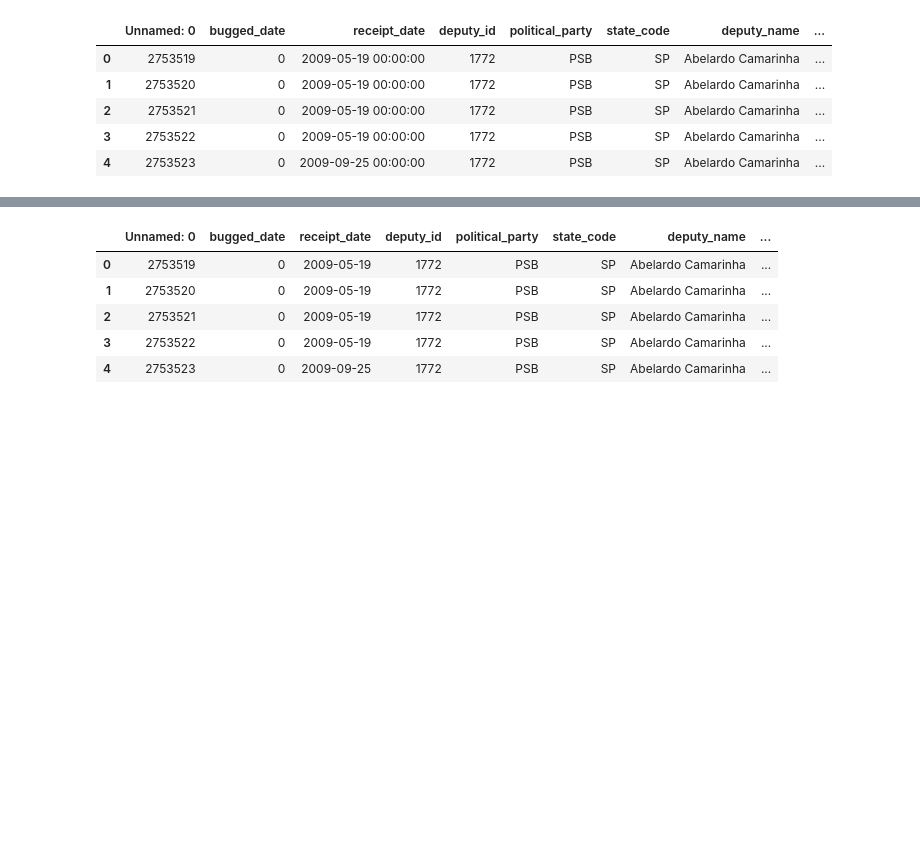
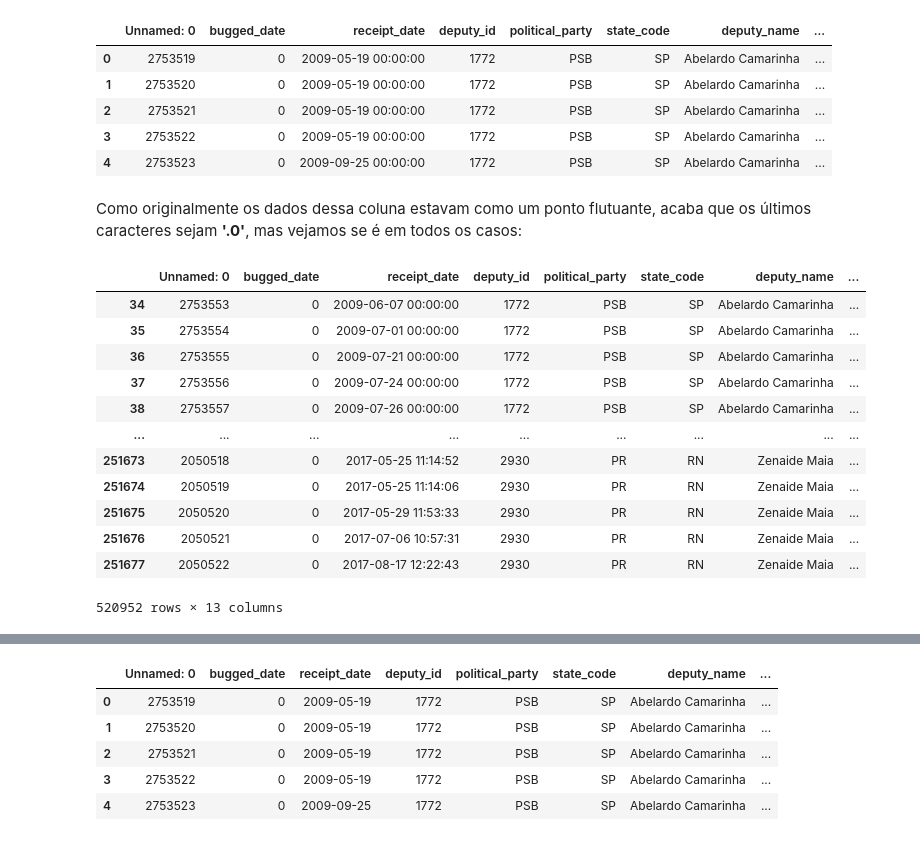
Before and after one commit to DefinitelyNotACactus/Chamber-of-Deputies-Reimbursements, a Jupyter notebook: Limpeza e Transformaçao de Dados.ipynb, the cells around one changed output, grey strips where cells are left out. Drawn from its saved outputs; the diff is of its cells as text; code cells hidden in the pictures; blank space fills up the shorter version.

```diff
--- a/Limpeza e Transformaçao de Dados.ipynb
+++ b/Limpeza e Transformaçao de Dados.ipynb
@@ -30,3 +33,23 @@ df.head()
 | 2 | 2753521 | 0 | 2009-05-19 00:00:00 | 1772 | PSB | SP | Abelardo Camarinha | ... |
 | 3 | 2753522 | 0 | 2009-05-19 00:00:00 | 1772 | PSB | SP | Abelardo Camarinha | ... |
 | 4 | 2753523 | 0 | 2009-09-25 00:00:00 | 1772 | PSB | SP | Abelardo Camarinha | ... |
+# %% [markdown]
+Como originalmente os dados dessa coluna estavam como um ponto flutuante, acaba que os últimos caracteres sejam **'.0'**, mas vejamos se é em todos os casos:
+# %%
+df['l'] = df['receipt_social_security_number'].apply(lambda x : x.endswith('0'))
+
+df[df['l'] == False]
+# %% [output]
+|  | Unnamed: 0 | bugged_date | receipt_date | deputy_id | political_party | state_code | deputy_name | ... |
+| 34 | 2753553 | 0 | 2009-06-07 00:00:00 | 1772 | PSB | SP | Abelardo Camarinha | ... |
+| 35 | 2753554 | 0 | 2009-07-01 00:00:00 | 1772 | PSB | SP | Abelardo Camarinha | ... |
+| 36 | 2753555 | 0 | 2009-07-21 00:00:00 | 1772 | PSB | SP | Abelardo Camarinha | ... |
+| 37 | 2753556 | 0 | 2009-07-24 00:00:00 | 1772 | PSB | SP | Abelardo Camarinha | ... |
+| 38 | 2753557 | 0 | 2009-07-26 00:00:00 | 1772 | PSB | SP | Abelardo Camarinha | ... |
+| ... | ... | ... | ... | ... | ... | ... | ... | ... |
+| 251673 | 2050518 | 0 | 2017-05-25 11:14:52 | 2930 | PR | RN | Zenaide Maia | ... |
+| 251674 | 2050519 | 0 | 2017-05-25 11:14:06 | 2930 | PR | RN | Zenaide Maia | ... |
+| 251675 | 2050520 | 0 | 2017-05-29 11:53:33 | 2930 | PR | RN | Zenaide Maia | ... |
+| 251676 | 2050521 | 0 | 2017-07-06 10:57:31 | 2930 | PR | RN | Zenaide Maia | ... |
+| 251677 | 2050522 | 0 | 2017-08-17 12:22:43 | 2930 | PR | RN | Zenaide Maia | ... |
+520952 rows × 13 columns
```
Also changed, not shown: parts of 20 cells of this notebook.
